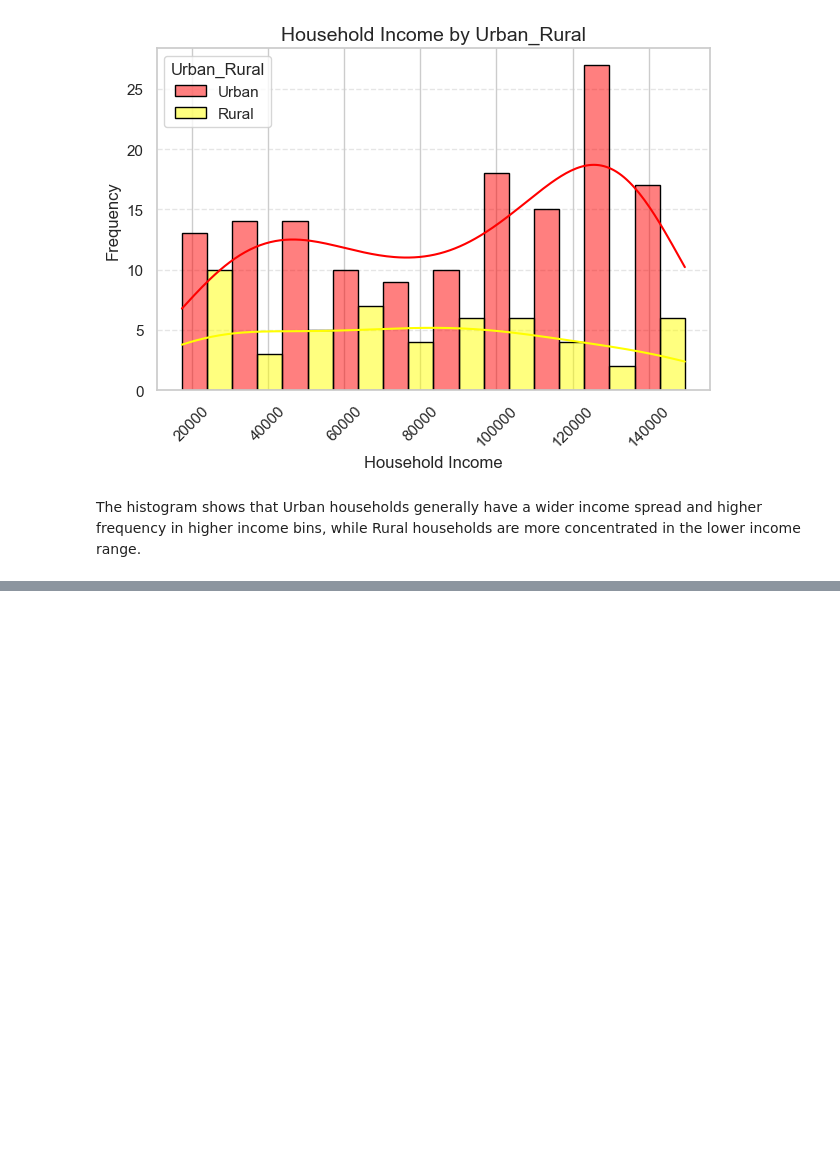
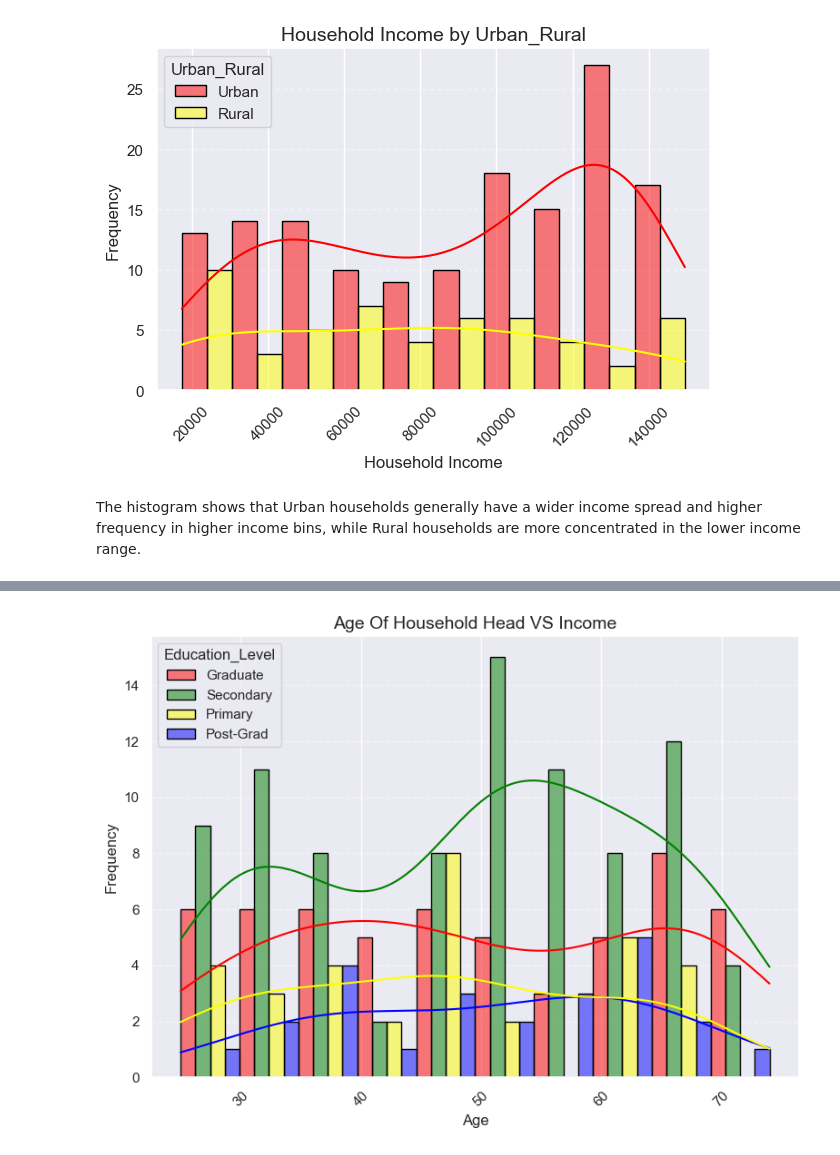
Before and after one commit to Namyashah/DescriptiveBooster_Mathematics_Stats, a Jupyter notebook: IncomeDistribution.ipynb, the cells around one changed output, grey strips where cells are left out. Saved outputs shown, nothing was run; the diff lists cells and outputs as text; code cells hidden in the pictures; blank space fills up the shorter version.

```diff
--- a/IncomeDistribution.ipynb
+++ b/IncomeDistribution.ipynb
@@ -251,7 +257,7 @@ From above we can see that we have calculated Skewness And Kurtosis.
 #### Use visualization (boxplot, histogram) to compare household income across different education levels or urban/rural areas.
 # %%
 plt.figure(figsize=(8,5))
-sns.set_theme(style="whitegrid")
+sns.set_theme(style="darkgrid")
 sns.boxplot(data=dataset,x="Household_Income",hue="Education_Level", gap=0.2)
 plt.legend(title="Education Level", bbox_to_anchor=(1.05, 1), loc='upper left', borderaxespad=0.)
 plt.title("Household Income by Education Level", fontsize=14)
@@ -268,7 +274,9 @@ Hence ,Education plays a critical role in determining household income. Higher e
 
 And It Can be Seen That Most Of the data in each Education Level Is From 80000 To 100000.
 # %%
-sns.histplot(data=dataset,x=dataset["Household_Income"],kde=True,hue=dataset["Urban_Rural"],bins=10,element="bars",edgecolor="black",multiple="dodge",palette=["red", "yellow"])
+sns.set_theme(style="darkgrid")
+sns.histplot(data=dataset,x=dataset["Household_Income"],kde=True,hue=dataset["Urban_Rural"],
+             bins=10,element="bars",edgecolor="black",multiple="dodge",palette=["red", "yellow"])
 # plt.legend(title="Urban_Rural", bbox_to_anchor=(1.05, 1), loc='upper left', borderaxespad=0.)
 plt.title("Household Income by Urban_Rural", fontsize=14)
 plt.grid(axis='y', linestyle='--', alpha=0.5)
@@ -283,0 +297,14 @@ The histogram shows that Urban households generally have a wider income spread a
+# %%
+plt.figure(figsize=(8,6))
+sns.set_theme(style="darkgrid")
+sns.histplot(x=dataset["Age_of_Household_Head"],hue=dataset["Education_Level"],multiple="dodge",bins=10,
+             kde=True,palette=["red","green","yellow","blue"],edgecolor="black")
+plt.title("Age Of Household Head VS Income", fontsize=14)
+plt.grid(axis='y', linestyle='--', alpha=0.5)
+plt.xlabel("Age")
+plt.ylabel("Frequency")
+plt.xticks(rotation=45)
+plt.tight_layout()
+plt.show()
+# %% [output]
+[figure, added]
```
Also changed, not shown: parts of 5 cells of this notebook.
